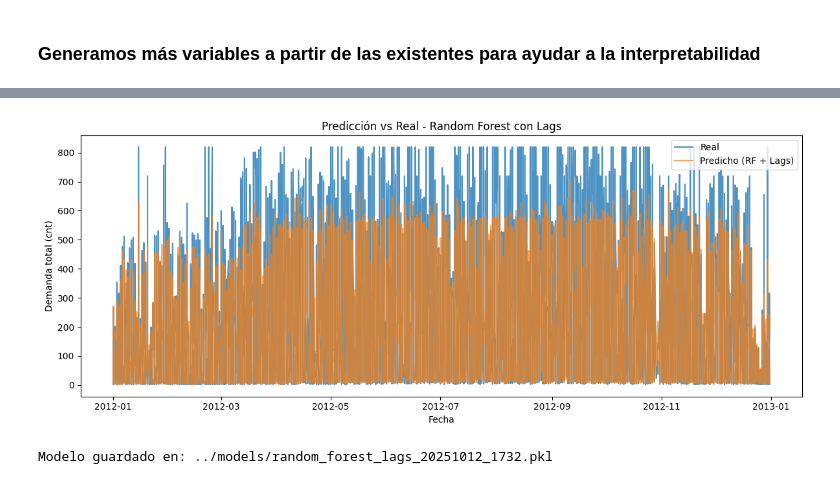
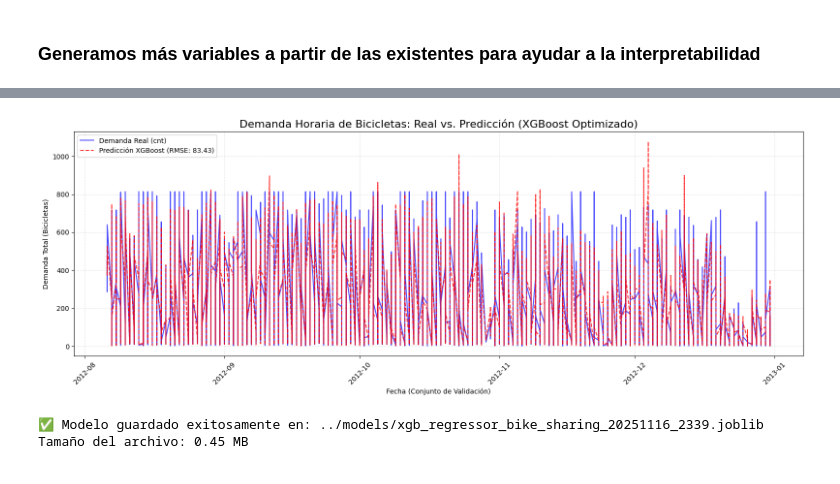
Before and after one commit to alcalderagl/bike_sharing_mlops, a Jupyter notebook: notebooks/02_feature_eng.ipynb, the cells around one changed output, grey strips where cells are left out. Cells and saved outputs as stored; diff of their text form; code cells hidden in the pictures.

```diff
--- a/notebooks/02_feature_eng.ipynb
+++ b/notebooks/02_feature_eng.ipynb
@@ -387,18 +363,0 @@ corr_lags
-# %%
-train = df_m[df_m['dteday'].dt.year == 2011].copy()
-valid = df_m[df_m['dteday'].dt.year == 2012].copy()
-
-X_train = train[features_final + ['cnt_lag1', 'cnt_lag24', 'cnt_rolling_mean']]
-y_train = train['cnt'].astype(float)
-
-X_valid = valid[features_final + ['cnt_lag1', 'cnt_lag24', 'cnt_rolling_mean']]
-y_valid = valid['cnt'].astype(float)
-# %%
-rf.fit(X_train, y_train)
-pred_rf = rf.predict(X_valid)
-
-rmse = mean_squared_error(y_valid, pred_rf, squared=False)
-mae  = mean_absolute_error(y_valid, pred_rf)
-r2   = r2_score(y_valid, pred_rf)
-
-print(f"[RF + Lags] VALID → RMSE: {rmse:.3f} | MAE: {mae:.3f} | R2: {r2:.3f}")
@@ -407,25 +539,52 @@ print(f"[RF + Lags] VALID → RMSE: {rmse:.3f} | MAE: {mae:.3f} | R2: {r2:.3f}")
 # %%
 import matplotlib.pyplot as plt
 
-plt.figure(figsize=(12,5))
-plt.plot(valid['dteday'], y_valid, label='Real', alpha=0.8)
-plt.plot(valid['dteday'], pred_rf, label='Predicho (RF + Lags)', alpha=0.7)
-plt.title('Predicción vs Real - Random Forest con Lags')
-plt.xlabel('Fecha')
-plt.ylabel('Demanda total (cnt)')
-plt.legend()
+valid_dates = df_model.loc[X_val.index, 'dteday']
+y_pred_log = best_xgb.predict(X_val)
+y_val_original = np.expm1(y_val)
+y_pred_original = np.expm1(y_pred_log)
+
+
+plt.figure(figsize=(16, 6))
+
+# Trazar valores reales
+plt.plot(valid_dates, y_val_original,
+         label='Demanda Real (cnt)',
+         color='blue',
+         alpha=0.7)
+
+# Trazar predicciones de XGBoost
+plt.plot(valid_dates, y_pred_original,
+         label=f'Predicción XGBoost (RMSE: {83.43:.2f})', # Usamos tu RMSE final
+         color='red',
+         linestyle='--',
+         alpha=0.8)
+
+plt.title('Demanda Horaria de Bicicletas: Real vs. Predicción (XGBoost Optimizado)', fontsize=16)
+plt.xlabel('Fecha (Conjunto de Validación)')
+plt.ylabel('Demanda Total (Bicicletas)')
+plt.legend(loc='upper left')
+plt.grid(True, linestyle=':', alpha=0.6)
+plt.xticks(rotation=45)
 plt.tight_layout()
 plt.show()
 # %% [output]
-[figure, old version]
+[figure, new version]
 # %%
 import joblib
-from datetime import datetime
+import os
+import datetime
 
-timestamp = datetime.now().strftime("%Y%m%d_%H%M")
-model_path = f"../models/random_forest_lags_{timestamp}.pkl"
+# Definir el nombre del archivo con fecha para seguimiento
+# Esto es una buena práctica de MLOps para versionar los modelos
+version = datetime.datetime.now().strftime("%Y%m%d_%H%M")
+filename = f'../models/xgb_regressor_bike_sharing_{version}.joblib'
 
-joblib.dump(rf, model_path)
-print(f"Modelo guardado en: {model_path}")
+# Guardar el modelo
+joblib.dump(best_xgb, filename)
+
+print(f"✅ Modelo guardado exitosamente en: {filename}")
+print(f"Tamaño del archivo: {os.path.getsize(filename) / (1024*1024):.2f} MB")
 # %% [output]
-Modelo guardado en: ../models/random_forest_lags_20251012_1732.pkl
+✅ Modelo guardado exitosamente en: ../models/xgb_regressor_bike_sharing_20251116_2339.joblib
+Tamaño del archivo: 0.45 MB
```
Also changed, not shown: parts of 36 cells of this notebook, 16 other files.
